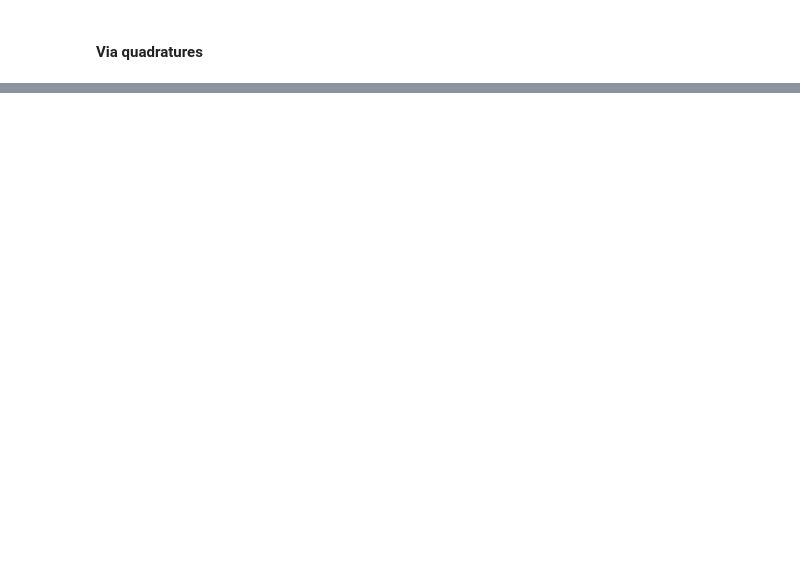
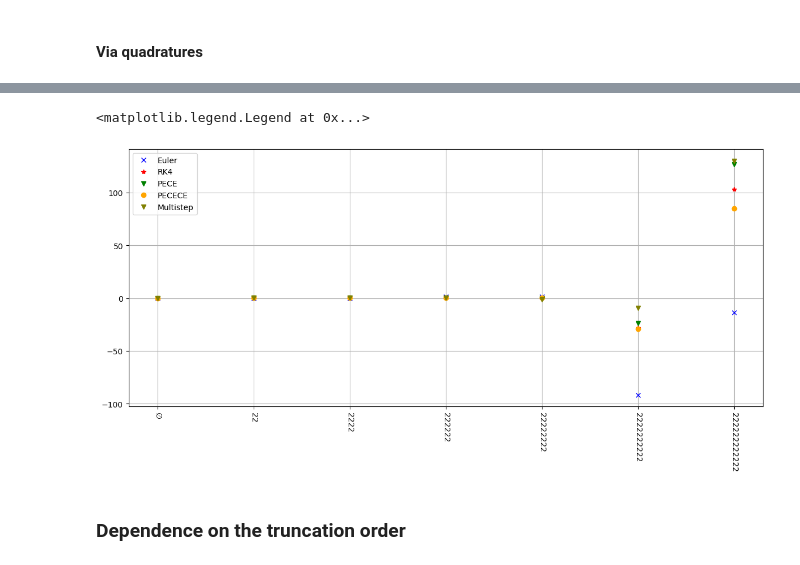
Before and after one commit to MrG1raffe/signature, a Jupyter notebook: notebooks/RiccatiContest.ipynb, the cells around one changed output, grey strips where cells are left out. Saved outputs shown, nothing was run; the diff lists cells and outputs as text; code cells hidden in the pictures; blank space fills up the shorter version.

```diff
--- a/notebooks/RiccatiContest.ipynb
+++ b/notebooks/RiccatiContest.ipynb
@@ -271,0 +228,16 @@ psi_rk = psi_riccati_rk4(t_grid=t_grid, u=u)
+# %%
+fig, ax = plt.subplots(figsize=(12, 6))
+
+ta.plot_coefficients(ts=func_psi(psi_euler), nonzero=True, ax=ax, color="b", marker="x", label="Euler")
+ta.plot_coefficients(ts=func_psi(psi_rk), nonzero=True, ax=ax, color="r", marker="*", label="RK4")
+ta.plot_coefficients(ts=func_psi(psi_pece), nonzero=True, ax=ax, color="g", marker="v", label="PECE")
+ta.plot_coefficients(ts=func_psi(psi_pecece), nonzero=True, ax=ax, color="orange", marker="o", label="PECECE")
+ta.plot_coefficients(ts=func_psi(psi_multi), nonzero=True, ax=ax, color="olive", marker="v", label="Multistep")
+
+# ax.set_ylim([-0.1, 0.05])
+ax.legend()
+# %% [output]
+<matplotlib.legend.Legend at 0x...>
+[figure, added]
+# %% [markdown]
+### Dependence on the truncation order
```
Also changed, not shown: parts of 44 cells of this notebook, 4 other files.
